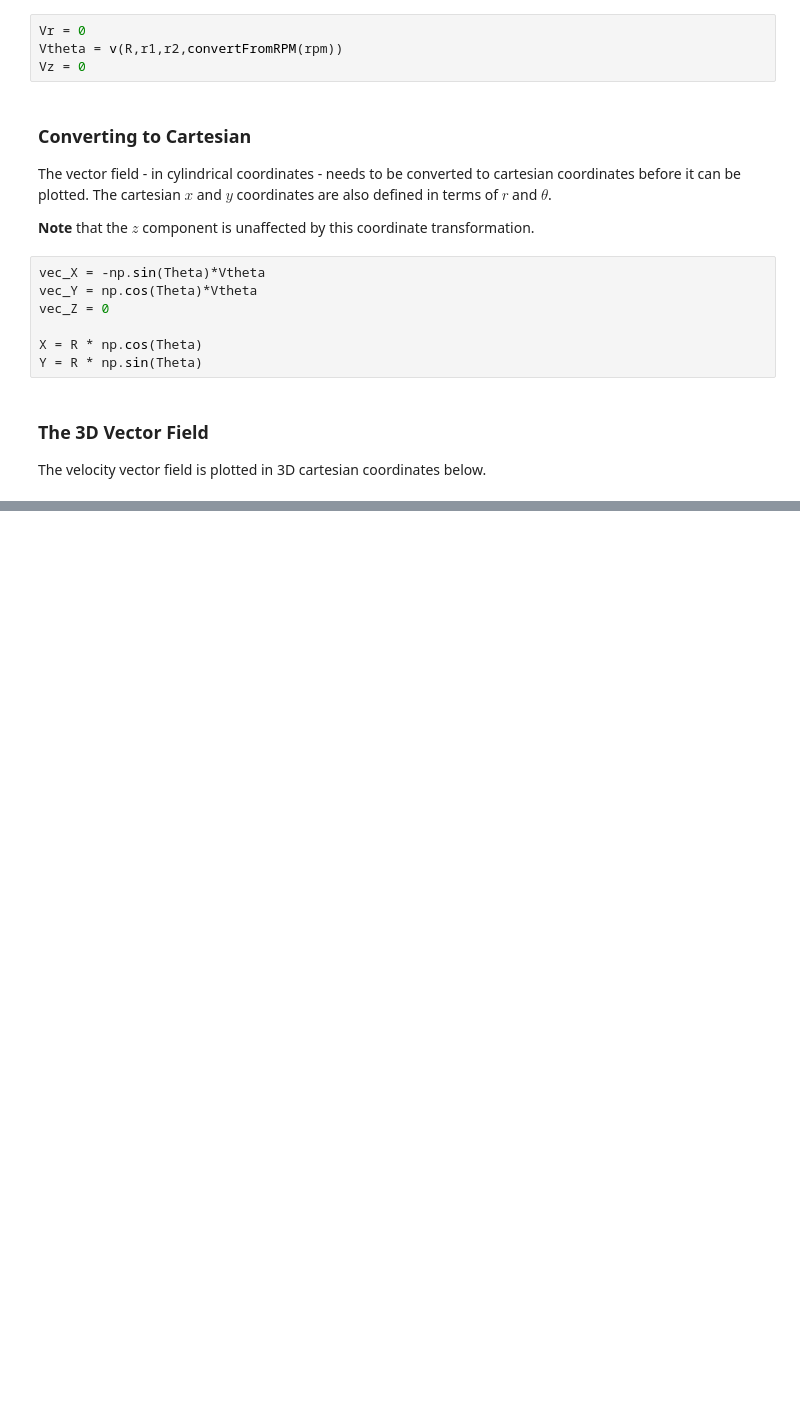
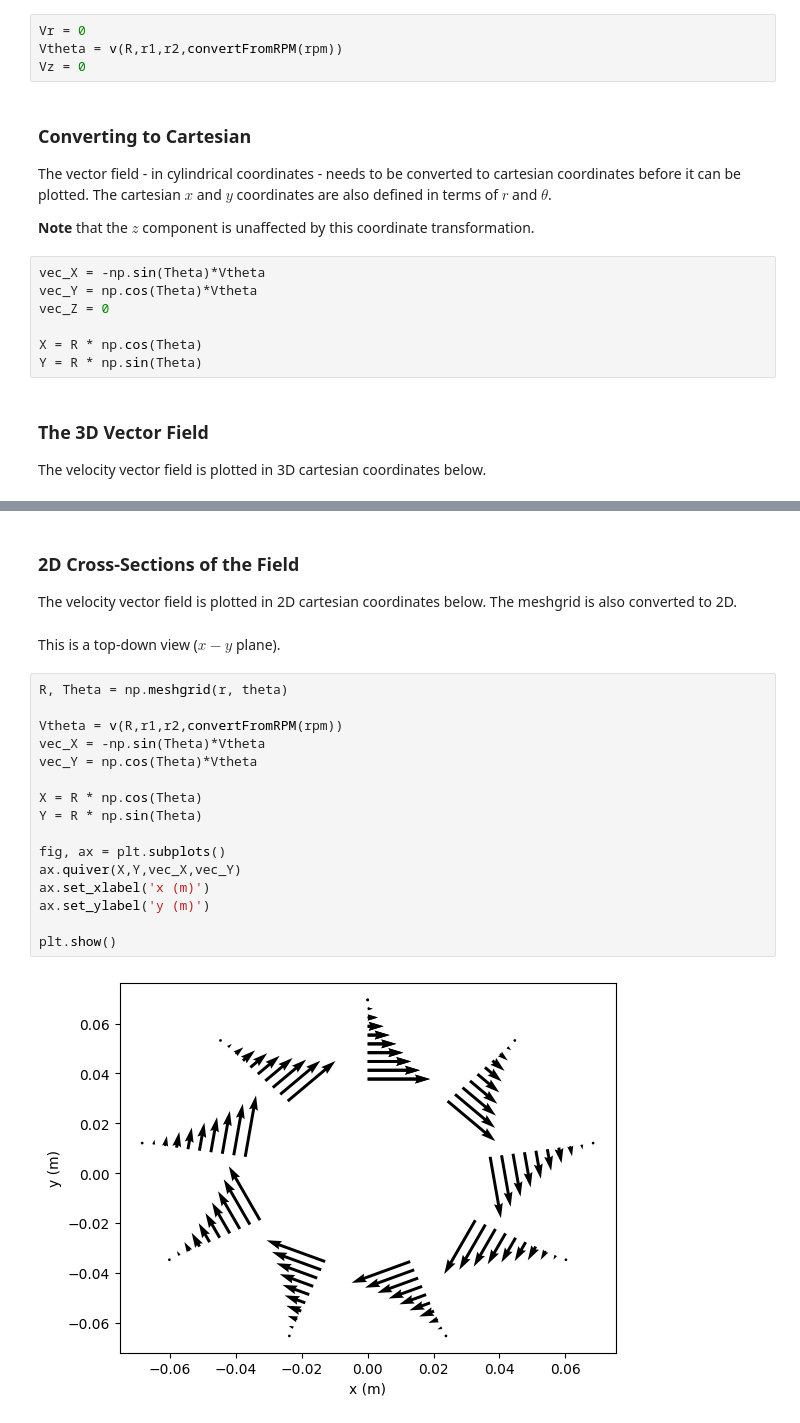
Before and after one commit to PEPT-Data-Analysis-Group/Simulation, a Jupyter notebook: VelocityPlotter.ipynb, the cells around one changed output, grey strips where cells are left out. Cells and saved outputs as stored; diff of their text form; blank space fills up the shorter version.

```diff
--- a/VelocityPlotter.ipynb
+++ b/VelocityPlotter.ipynb
@@ -90,0 +91,23 @@ plt.show()
+# %% [markdown]
+### 2D Cross-Sections of the Field
+The velocity vector field is plotted in 2D cartesian coordinates below. The meshgrid is also converted to 2D.
+# %% [markdown]
+This is a top-down view ($x-y$ plane).
+# %%
+R, Theta = np.meshgrid(r, theta)
+
+Vtheta = v(R,r1,r2,convertFromRPM(rpm))
+vec_X = -np.sin(Theta)*Vtheta
+vec_Y = np.cos(Theta)*Vtheta
+
+X = R * np.cos(Theta)
+Y = R * np.sin(Theta)
+
+fig, ax = plt.subplots()
+ax.quiver(X,Y,vec_X,vec_Y)
+ax.set_xlabel('x (m)')
+ax.set_ylabel('y (m)')
+
+plt.show()
+# %% [output]
+[figure, added]
```
Also changed, not shown: parts of 4 cells of this notebook.
